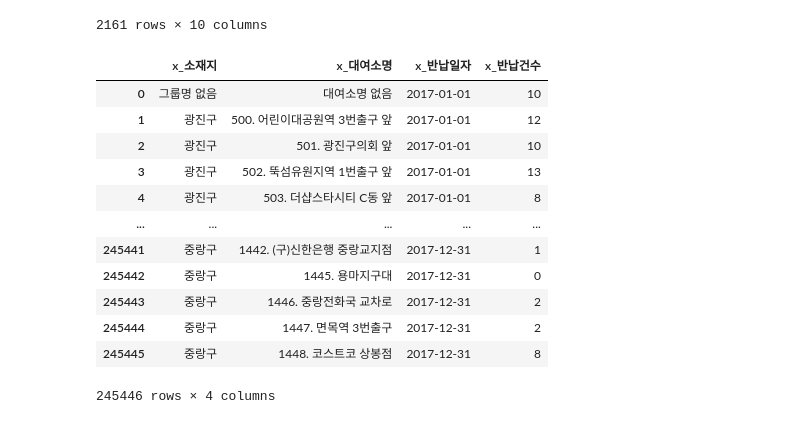
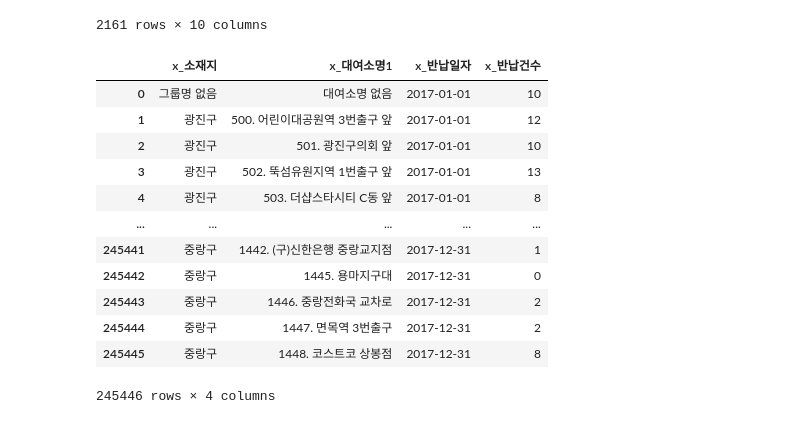
Before and after one commit to dahyun-hey/da_log, a Jupyter notebook: Python/bike_da.ipynb, the cells around one changed output. Cells and saved outputs as stored; diff of their text form; code cells hidden in the pictures.

```diff
--- a/Python/bike_da.ipynb
+++ b/Python/bike_da.ipynb
@@ -40,10 +40,10 @@ api
 | 2160 | NaN | NaN | NaN | NaN | NaN | NaN | NaN | NaN | NaN | ... |
 2161 rows × 10 columns
 # %%
-x1.columns = ['x_소재지','x_대여소명','x_반납일자','x_반납건수']
+x1.columns = ['x_소재지','x_대여소명1','x_반납일자','x_반납건수']
 x1
 # %% [output]
-|  | x_소재지 | x_대여소명 | x_반납일자 | x_반납건수 |
+|  | x_소재지 | x_대여소명1 | x_반납일자 | x_반납건수 |
 | 0 | 그룹명 없음 | 대여소명 없음 | 2017-01-01 | 10 |
 | 1 | 광진구 | 500. 어린이대공원역 3번출구 앞 | 2017-01-01 | 12 |
 | 2 | 광진구 | 501. 광진구의회 앞 | 2017-01-01 | 10 |
```
Also changed, not shown: parts of 8 cells of this notebook, 17 other files.
